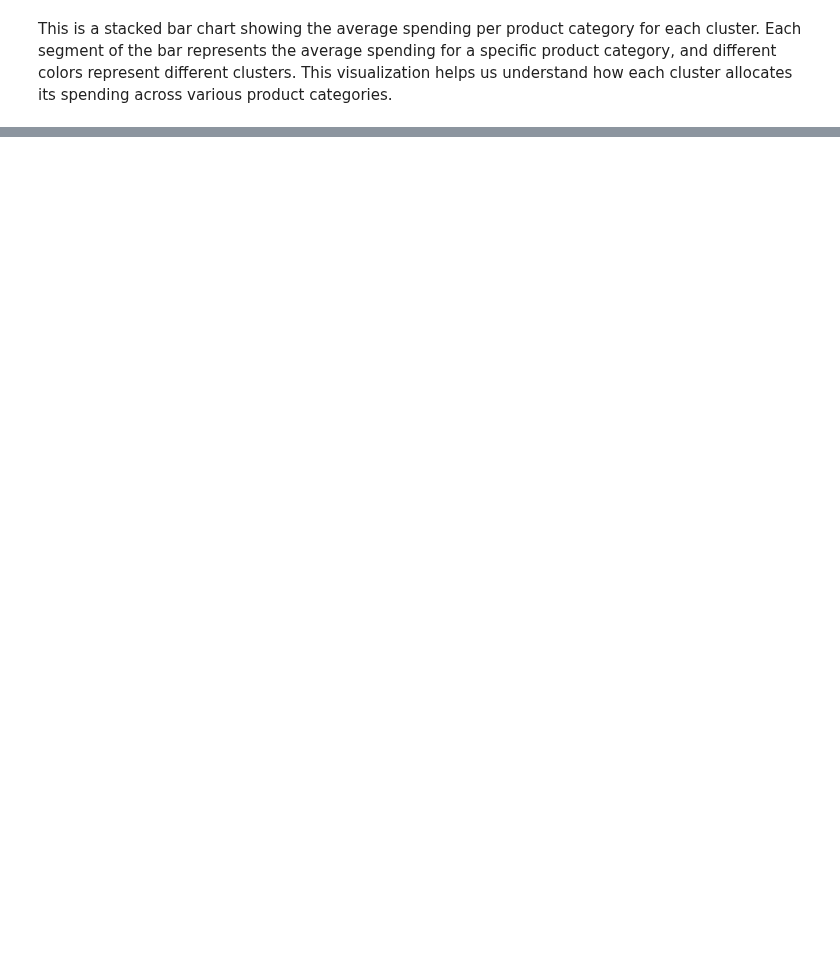
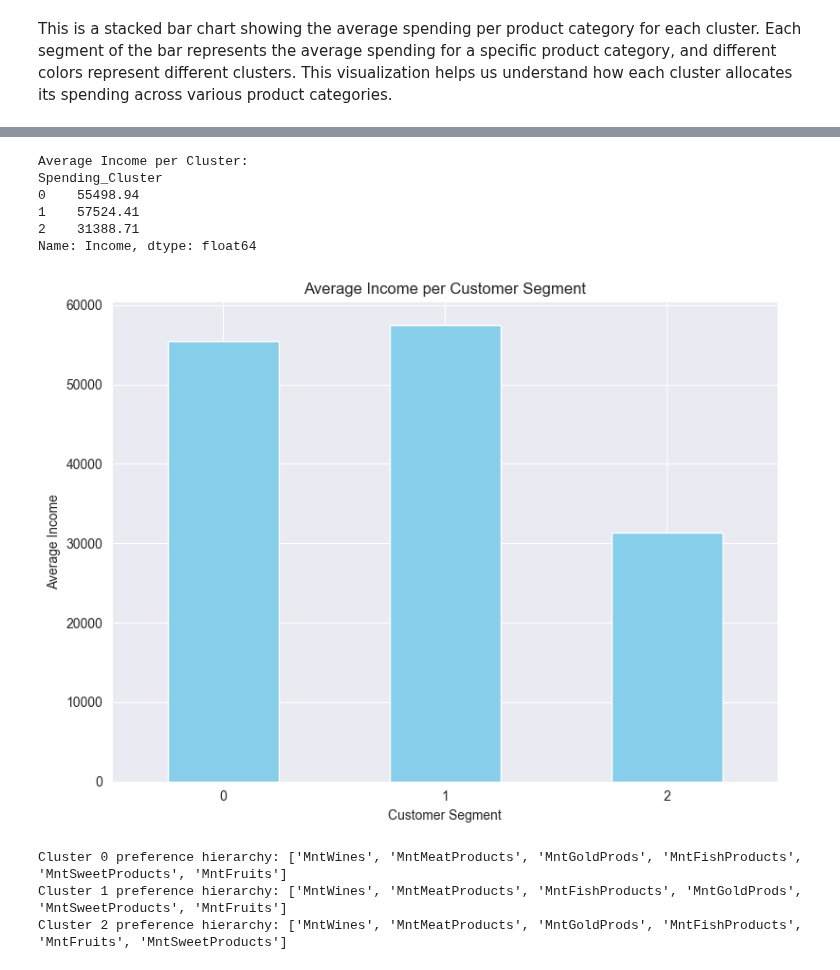
Before and after one commit to martinaainembabazi/GROUP-D-DATA-SCIENCE-PROJECT-ON-CUSTOMER-SEGMENTATION, a Jupyter notebook: customersegmentation.ipynb, the cells around one changed output, grey strips where cells are left out. Cells and saved outputs as stored; diff of their text form; code cells hidden in the pictures; blank space fills up the shorter version.

```diff
--- a/customersegmentation.ipynb
+++ b/customersegmentation.ipynb
@@ -637,0 +871,40 @@ plt.show()
+# %%
+# average income per cluster
+income_per_cluster = df.groupby('Spending_Cluster')['Income'].mean().round(2)
+print("Average Income per Cluster:")
+print(income_per_cluster)
+
+# Plot average income per cluster
+plt.figure(figsize=(8, 6))
+income_per_cluster.plot(kind='bar', color='skyblue')
+plt.title('Average Income per Customer Segment')
+plt.xlabel('Customer Segment')
+plt.ylabel('Average Income')
+plt.xticks(rotation=0)
+plt.tight_layout()
+plt.show()
+# %% [output]
+Average Income per Cluster:
+Spending_Cluster
+0    55498.94
+1    57524.41
+2    31388.71
+Name: Income, dtype: float64
+[figure, added]
+# %%
+#order of product preference per category
+# Dictionary to store cluster-wise hierarchy
+cluster_hierarchy = {}
+cluster_means.drop('Total_Spending', axis=1, inplace=True)  # Drop Total_Spending for hierarchy
+# Loop through each cluster and sort categories
+for cluster_id in cluster_means.index:
+    sorted_categories = cluster_means.loc[cluster_id].sort_values(ascending=False).index.tolist()
+    cluster_hierarchy[cluster_id] = sorted_categories
+
+# Display the result
+for cluster, preferences in cluster_hierarchy.items():
+    print(f"Cluster {cluster} preference hierarchy: {preferences}")
+# %% [output]
+Cluster 0 preference hierarchy: ['MntWines', 'MntMeatProducts', 'MntGoldProds', 'MntFishProducts', 'MntSweetProducts', 'MntFruits']
+Cluster 1 preference hierarchy: ['MntWines', 'MntMeatProducts', 'MntFishProducts', 'MntGoldProds', 'MntSweetProducts', 'MntFruits']
+Cluster 2 preference hierarchy: ['MntWines', 'MntMeatProducts', 'MntGoldProds', 'MntFishProducts', 'MntFruits', 'MntSweetProducts']
```
Also changed, not shown: parts of 27 cells of this notebook.
